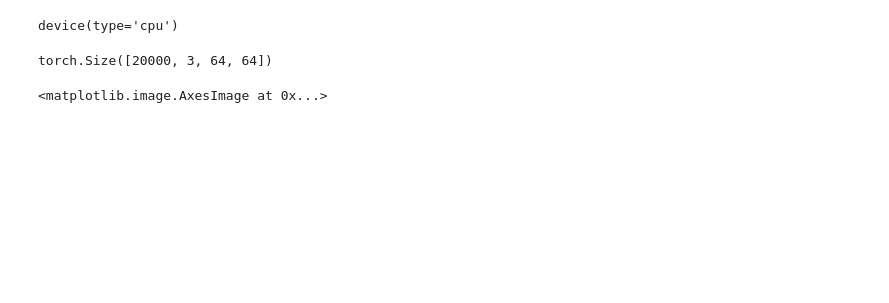
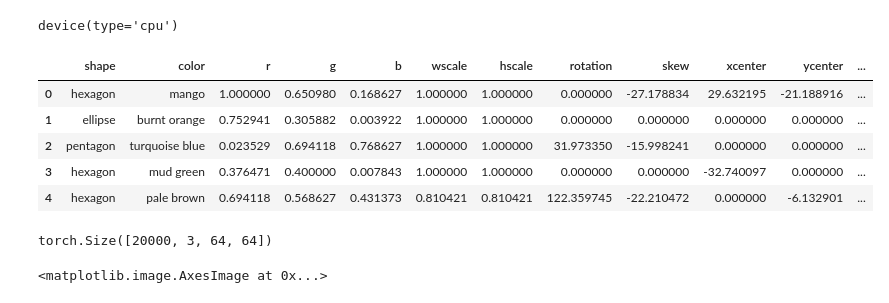
Before and after one commit to thomaslu2000/vae-latent-text-alignment, a Jupyter notebook: Beta VAE.ipynb, the cells around one changed output. Drawn from its saved outputs; the diff is of its cells as text; code cells hidden in the pictures; blank space fills up the shorter version.

```diff
--- a/Beta VAE.ipynb
+++ b/Beta VAE.ipynb
@@ -33,8 +34,15 @@ device
 # %% [output]
 device(type='cpu')
 # %%
-# shapes = pd.read_csv('shapes.csv')
-# shapes.head()
+shapes_meta = pd.read_csv('shapes.csv')
+shapes_meta.head()
+# %% [output]
+|  | shape | color | r | g | b | wscale | hscale | rotation | skew | xcenter | ycenter | ... |
+| 0 | hexagon | mango | 1.000000 | 0.650980 | 0.168627 | 1.000000 | 1.000000 | 0.000000 | -27.178834 | 29.632195 | -21.188916 | ... |
+| 1 | ellipse | burnt orange | 0.752941 | 0.305882 | 0.003922 | 1.000000 | 1.000000 | 0.000000 | 0.000000 | 0.000000 | 0.000000 | ... |
+| 2 | pentagon | turquoise blue | 0.023529 | 0.694118 | 0.768627 | 1.000000 | 1.000000 | 31.973350 | -15.998241 | 0.000000 | 0.000000 | ... |
+| 3 | hexagon | mud green | 0.376471 | 0.400000 | 0.007843 | 1.000000 | 1.000000 | 0.000000 | 0.000000 | -32.740097 | 0.000000 | ... |
+| 4 | hexagon | pale brown | 0.694118 | 0.568627 | 0.431373 | 0.810421 | 0.810421 | 122.359745 | -22.210472 | 0.000000 | -6.132901 | ... |
 # %%
 resize = transforms.Resize(64)
 shapes = resize(torch.load('shapes.pt').permute(0, 3, 1, 2) / 255)
```
Also changed, not shown: parts of 6 cells of this notebook, 3 other files.
